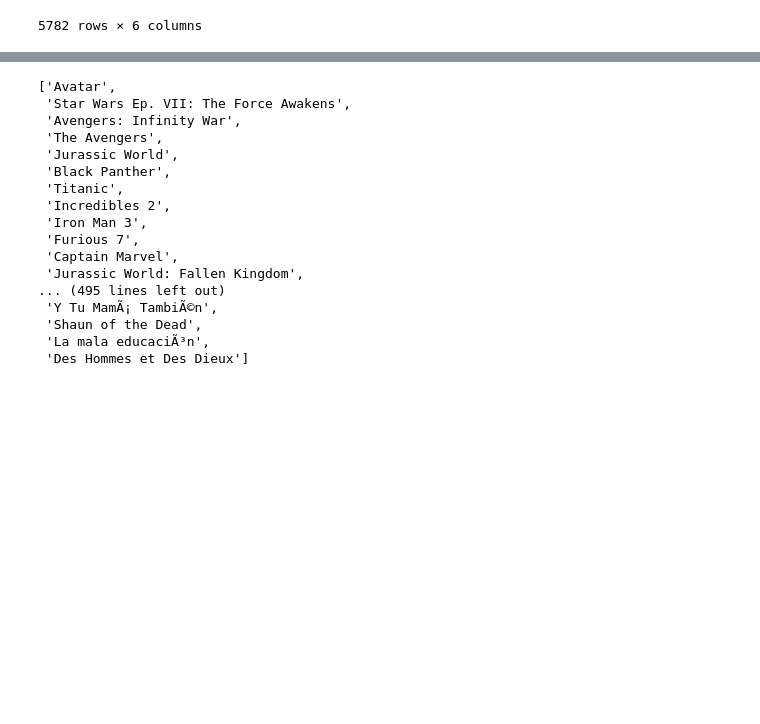
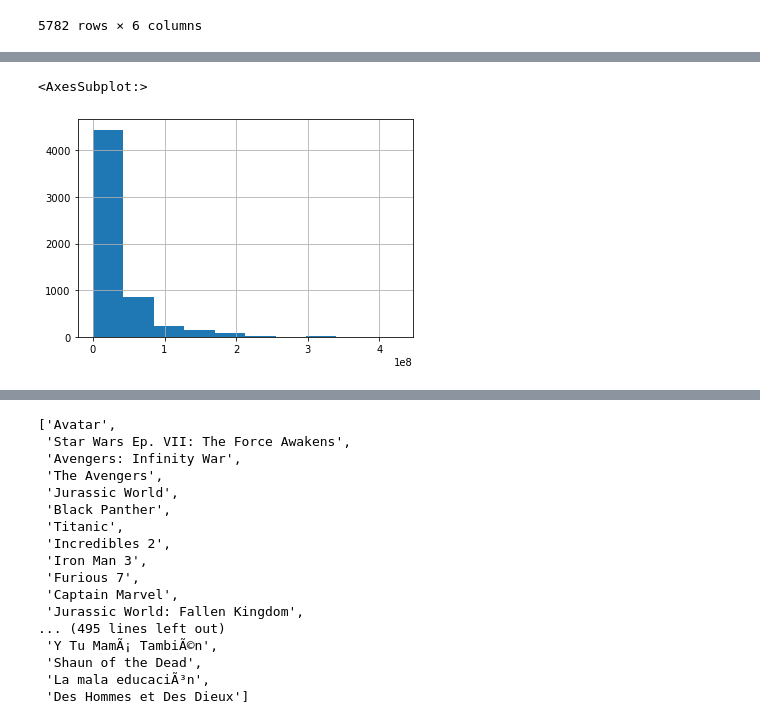
Before and after one commit to jmarkowi/Microsoft-Studios-Analysis, a Jupyter notebook: lorela_working_nb.ipynb, the cells around one changed output, grey strips where cells are left out. Saved outputs shown, nothing was run; the diff lists cells and outputs as text; code cells hidden in the pictures; blank space fills up the shorter version.

```diff
--- a/lorela_working_nb.ipynb
+++ b/lorela_working_nb.ipynb
@@ -43,0 +47,5 @@ movie_budgets["worldwide_roi"] = movie_budgets["worldwide_profit"]/movie_budgets
+# %%
+movie_budgets['production_budget'].hist()
+# %% [output]
+<AxesSubplot:>
+[figure, added]
```
Also changed, not shown: parts of 26 cells of this notebook.
